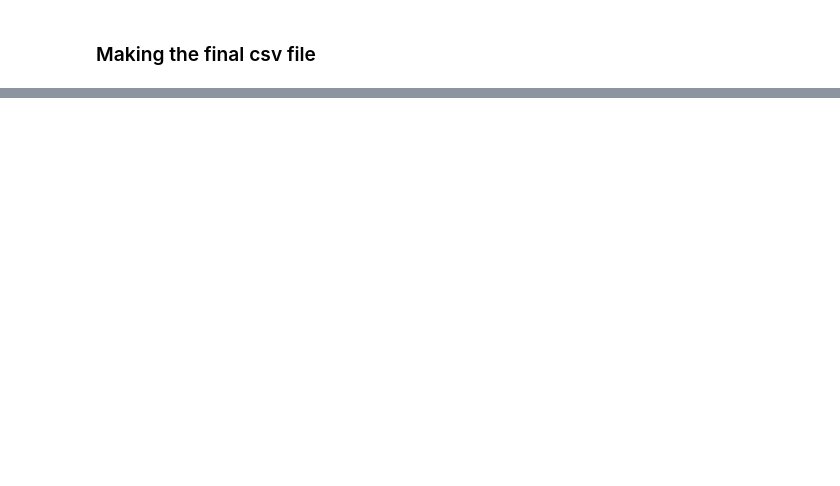
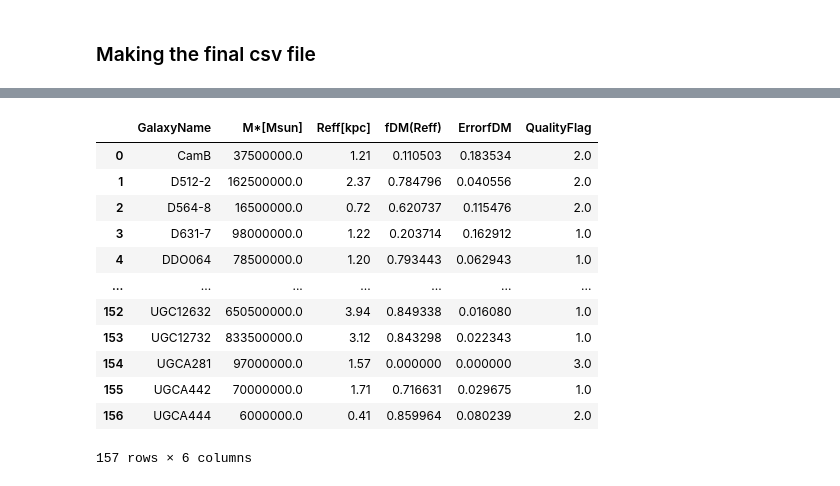
Before and after one commit to Annapreto23/TangoSIDM_DMFraction, a Jupyter notebook: data/Observational_datasets/SPARC_post_processed.ipynb, the cells around one changed output, grey strips where cells are left out. Drawn from its saved outputs; the diff is of its cells as text; code cells hidden in the pictures; blank space fills up the shorter version.

```diff
--- a/data/Observational_datasets/SPARC_post_processed.ipynb
+++ b/data/Observational_datasets/SPARC_post_processed.ipynb
@@ -183,0 +296,19 @@ print(sparc['fDM'].iloc[1])
+# %%
+import pandas as pd
+# Reading the CSV file into a DataFrame
+sparc = pd.read_csv('dataset/SPARC.csv')
+sparc
+# %% [output]
+|  | GalaxyName | M*[Msun] | Reff[kpc] | fDM(Reff) | ErrorfDM | QualityFlag |
+| 0 | CamB | 37500000.0 | 1.21 | 0.110503 | 0.183534 | 2.0 |
+| 1 | D512-2 | 162500000.0 | 2.37 | 0.784796 | 0.040556 | 2.0 |
+| 2 | D564-8 | 16500000.0 | 0.72 | 0.620737 | 0.115476 | 2.0 |
+| 3 | D631-7 | 98000000.0 | 1.22 | 0.203714 | 0.162912 | 1.0 |
+| 4 | DDO064 | 78500000.0 | 1.20 | 0.793443 | 0.062943 | 1.0 |
+| ... | ... | ... | ... | ... | ... | ... |
+| 152 | UGC12632 | 650500000.0 | 3.94 | 0.849338 | 0.016080 | 1.0 |
+| 153 | UGC12732 | 833500000.0 | 3.12 | 0.843298 | 0.022343 | 1.0 |
+| 154 | UGCA281 | 97000000.0 | 1.57 | 0.000000 | 0.000000 | 3.0 |
+| 155 | UGCA442 | 70000000.0 | 1.71 | 0.716631 | 0.029675 | 1.0 |
+| 156 | UGCA444 | 6000000.0 | 0.41 | 0.859964 | 0.080239 | 2.0 |
+157 rows × 6 columns
```
Also changed, not shown: parts of 8 cells of this notebook, 9 other files.
